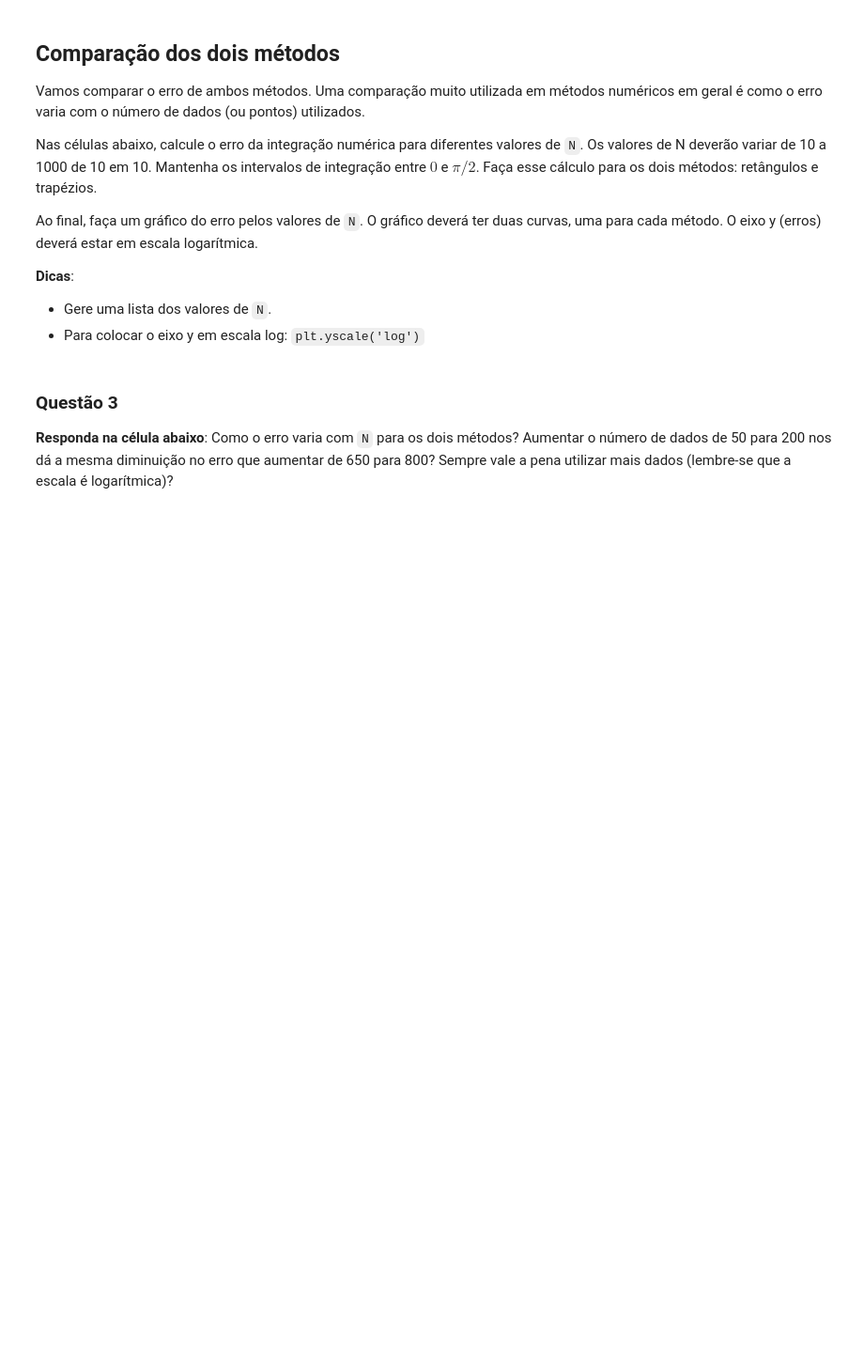
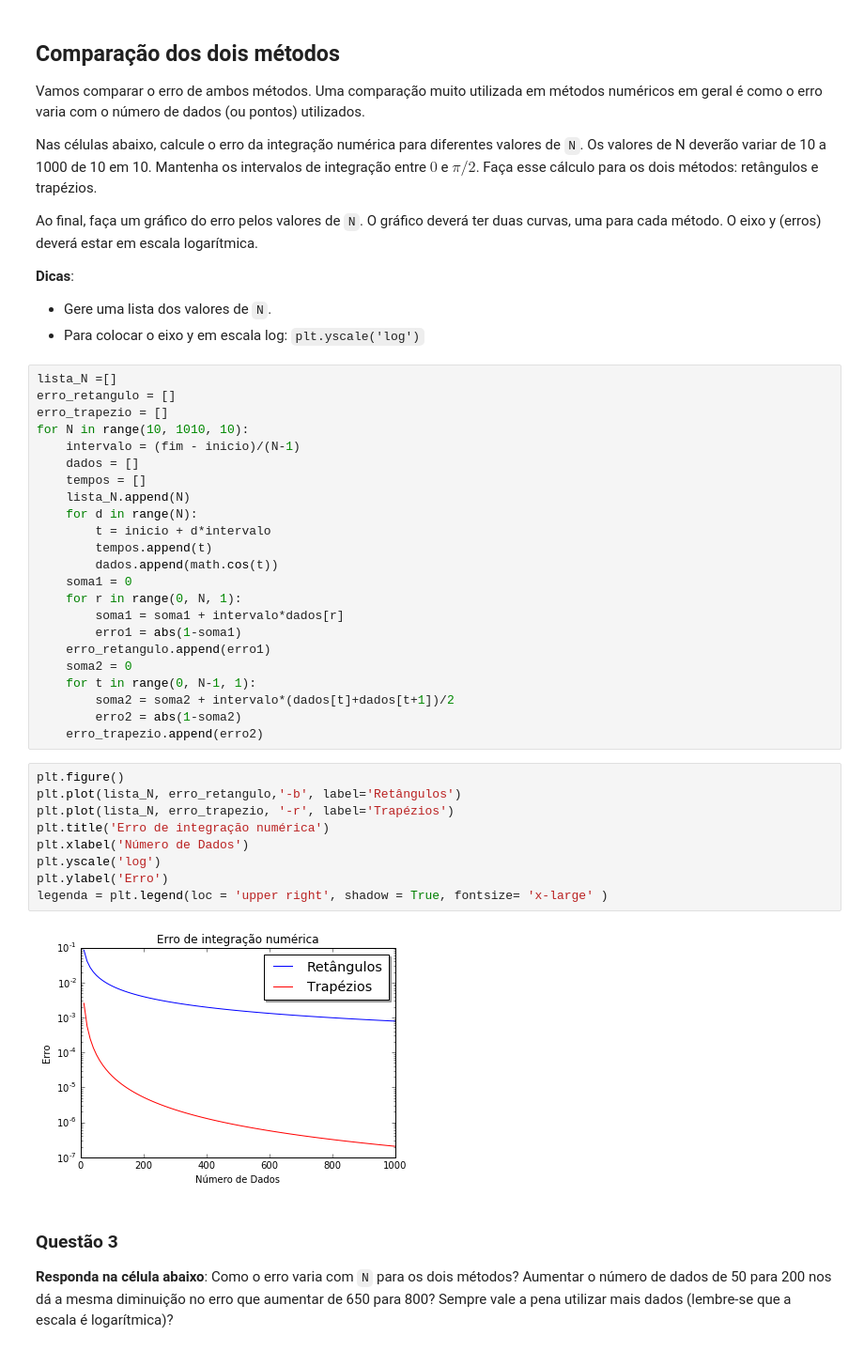
Before and after one commit to mat-esp-2016/integracao-numerica-reis-da-selva, a Jupyter notebook: tarefa-integracao.ipynb, the cells around one changed output. Shown: that part at 94% size. Drawn from its saved outputs; the diff is of its cells as text; blank space fills up the shorter version.

```diff
--- a/tarefa-integracao.ipynb
+++ b/tarefa-integracao.ipynb
@@ -194,6 +194,40 @@ Ao final, faça um gráfico do erro pelos valores de `N`. O gráfico deverá ter
 
 * Gere uma lista dos valores de `N`.
 * Para colocar o eixo y em escala log: `plt.yscale('log')`
+# %%
+lista_N =[]
+erro_retangulo = []
+erro_trapezio = []
+for N in range(10, 1010, 10):
+    intervalo = (fim - inicio)/(N-1)
+    dados = []
+    tempos = []
+    lista_N.append(N)
+    for d in range(N):
+        t = inicio + d*intervalo
+        tempos.append(t)
+        dados.append(math.cos(t))
+    soma1 = 0
+    for r in range(0, N, 1):
+        soma1 = soma1 + intervalo*dados[r]
+        erro1 = abs(1-soma1)
+    erro_retangulo.append(erro1)
+    soma2 = 0
+    for t in range(0, N-1, 1):
+        soma2 = soma2 + intervalo*(dados[t]+dados[t+1])/2
+        erro2 = abs(1-soma2)
+    erro_trapezio.append(erro2)
+# %%
+plt.figure()
+plt.plot(lista_N, erro_retangulo,'-b', label='Retângulos')
+plt.plot(lista_N, erro_trapezio, '-r', label='Trapézios')
+plt.title('Erro de integração numérica')
+plt.xlabel('Número de Dados')
+plt.yscale('log')
+plt.ylabel('Erro')
+legenda = plt.legend(loc = 'upper right', shadow = True, fontsize= 'x-large' )
+# %% [output]
+[figure, added]
 # %% [markdown]
 ### Questão 3
 **Responda na célula abaixo**: Como o erro varia com `N` para os dois métodos? Aumentar o número de dados de 50 para 200 nos dá a mesma diminuição no erro que aumentar de 650 para 800? Sempre vale a pena utilizar mais dados (lembre-se que a escala é logarítmica)?
```
Also changed, not shown: parts of 1 cell of this notebook.
